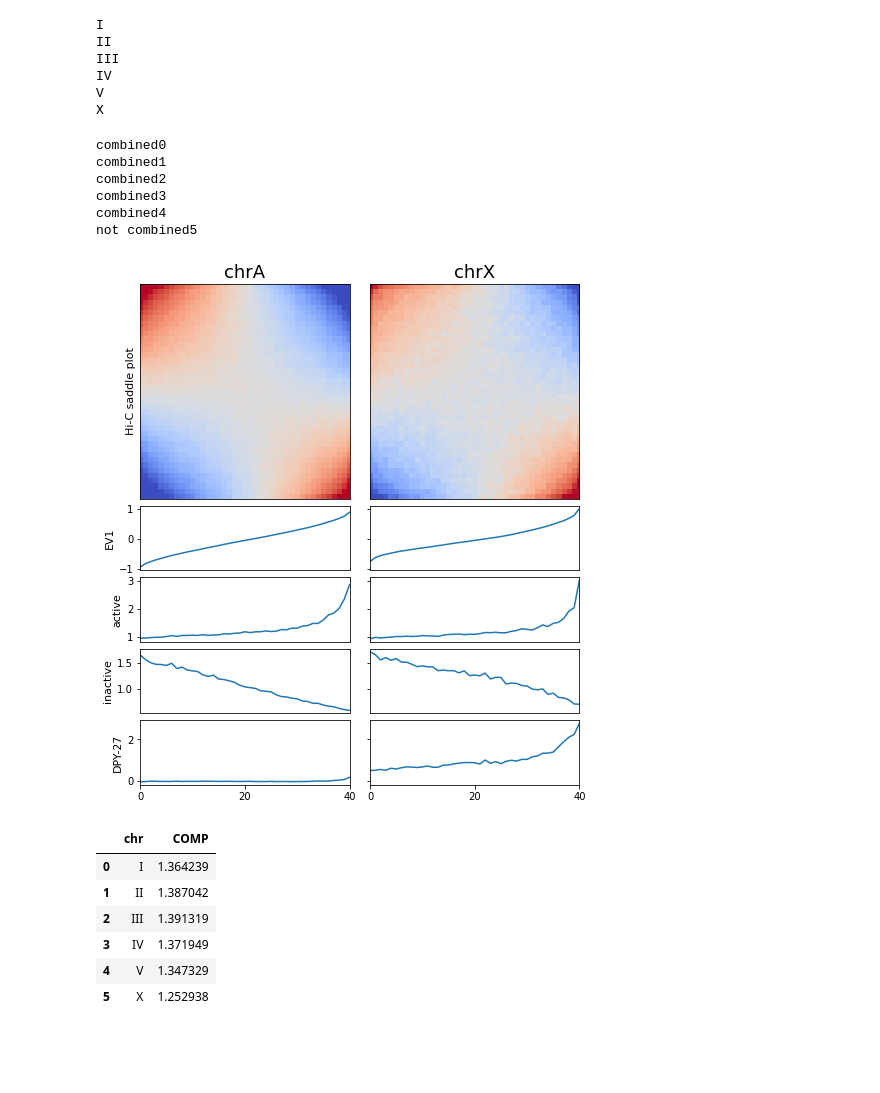
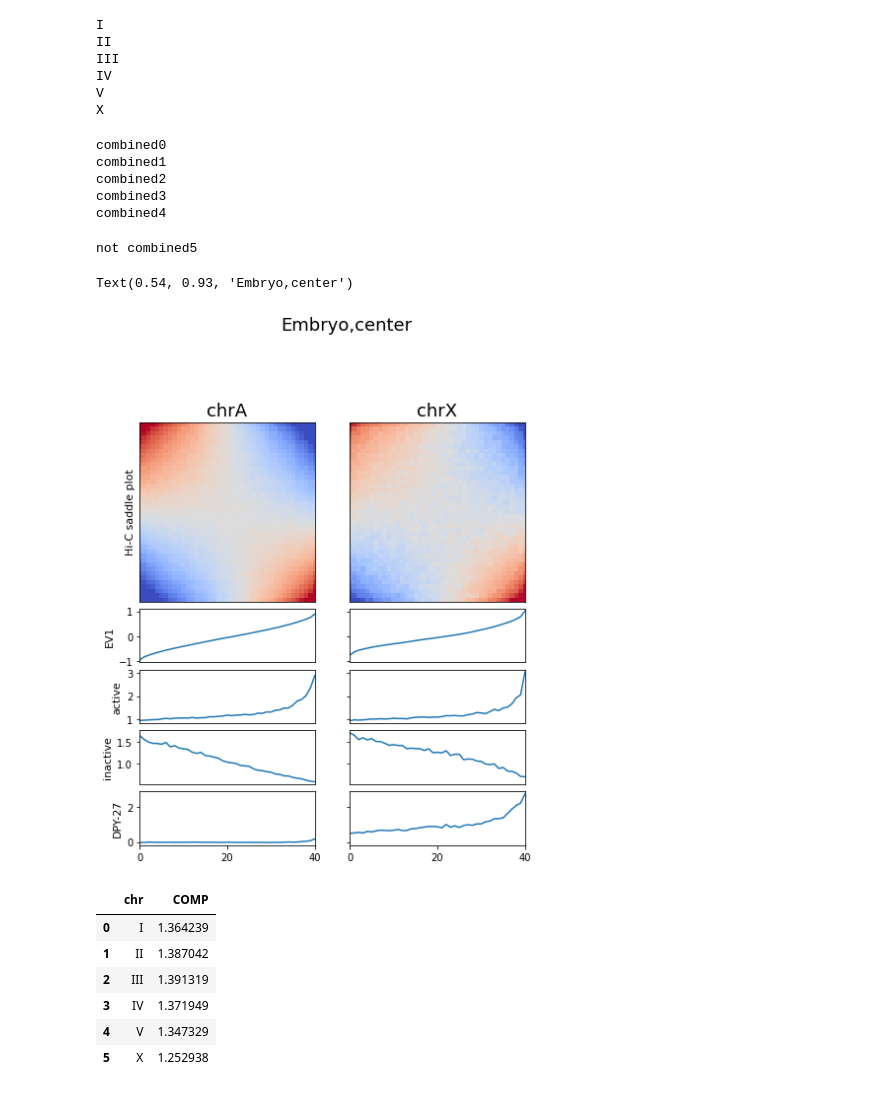
Before and after one commit to kimj50/notebooks, a Jupyter notebook: HiC_compartments.ipynb, the cells around one changed output. Saved outputs shown, nothing was run; the diff lists cells and outputs as text; code cells hidden in the pictures; blank space fills up the shorter version.

```diff
--- a/HiC_compartments.ipynb
+++ b/HiC_compartments.ipynb
@@ -177,6 +179,7 @@ def saddle_bw_E1_v2(eig_digitized,n_of_bw_lst):
 # start_chr_element, end_chr_element = range of chr to combine 0,5 means range(0,5) or chr1-5
 # n_of_bw_lst = number of bws used in 'otherbw_lst' param of above function
 def saddleplot_combine_chromosomes_v2(perchr_dat_eig,start_chr_element,end_chr_element,n_of_bw_lst):
+    np.seterr(invalid='ignore')
     saddle_combined = []
     bw_combined = []
     for i in range(start_chr_element,end_chr_element):
@@ -187,8 +190,6 @@ def saddleplot_combine_chromosomes_v2(perchr_dat_eig,start_chr_element,end_chr_e
         E1_bw = saddle_bw_E1_v2(perchr_dat_eig[i][0],n_of_bw_lst=n_of_bw_lst)
         saddle_combined.append(c)
         bw_combined.append(E1_bw)
-    with warnings.catch_warnings():
-        warnings.simplefilter("ignore", category=RuntimeWarning)
     A = np.nanmean(np.stack(saddle_combined,axis=2),axis=2)
     B = np.nanmean(np.stack(bw_combined,axis=1),axis=1)
     dat_eig_combined = [A,B]
@@ -237,8 +238,6 @@ def saddleplot_average_perchr_v2(eig1,eig2,n_of_bw_lst):
             E1_bw = saddle_bw_E1_v2(eigs[j][i][0],n_of_bw_lst)
             saddle_i.append(c)
             bw_i.append(E1_bw)
-        with warnings.catch_warnings():
-            warnings.simplefilter("ignore", category=RuntimeWarning)
         A = np.nanmean(np.stack(saddle_i,axis=2),axis=2)
         B = np.nanmean(np.stack(bw_i,axis=1),axis=1)
         saddle_avg.append(A)
@@ -299,7 +298,7 @@ combined1
 combined2
 combined3
 combined4
-not combined5
+not combined5
 # %%
 ############################### saddle plot autosome averaged, embryo ############
 f, axs = plt.subplots(
@@ -345,34 +344,38 @@ for i in range(len(dat)): # loop through each element of dat (autosome and X)
         ax.yaxis.label.set_size(row_labels_fontsize)
     else:
         ax.axes.get_yaxis().set_ticklabels([])
     ###############################
 
     divider = make_axes_locatable(ax)
     xval = np.array(range(len(dat[i][0])))
 
 
     ##### bw plots ####
     for j in range(len(dat[i][1])):
         ax = divider.append_axes("bottom", size="30%", pad=0.1,sharex=ax)
         ax.plot(xval,dat[i][1][j][1:-1])
         padv = (minmax[j][1]-minmax[j][0])*padp
         ax.set_ylim([minmax[j][0]-padv,minmax[j][1]+padv])
         plt.xlim([xval.min(), xval.max()])
 
         # bigwig labeling
         if i == 0:
             ax.set(ylabel=row_labels[j+1])
             ax.yaxis.label.set_size(row_labels_fontsize)
         else:
             ax.axes.get_yaxis().set_ticklabels([])
         if j < (len(dat[i][1])-1):
             ax.xaxis.set_visible(False)
         else:
             ax.axes.set_xticks([xval.min(),xval.max()//2,xval.max()])
 
 
-plt.tight_layout()
+
+
+
+f.text(0.54, 0.93, 'Embryo,center', ha='center',fontsize=18)
 # %% [output]
+Text(0.54, 0.93, 'Embryo,center')
-[figure, old version]
+[figure, new version]
 # %%
 ##################### compute compartment strength #########################
```
Also changed, not shown: parts of 2 cells of this notebook.
